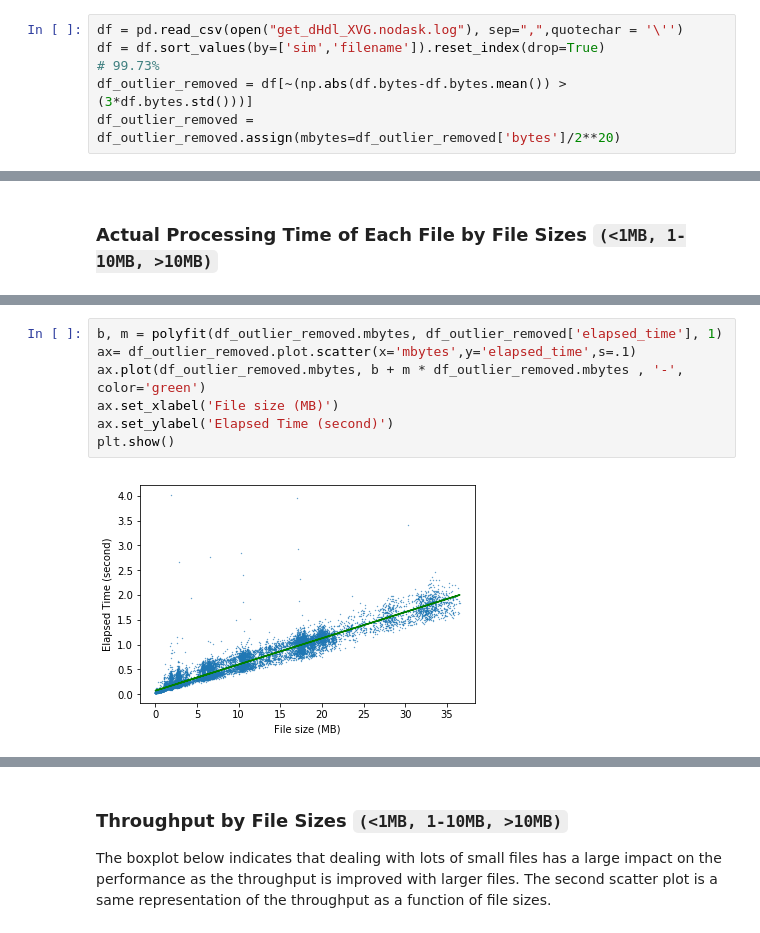
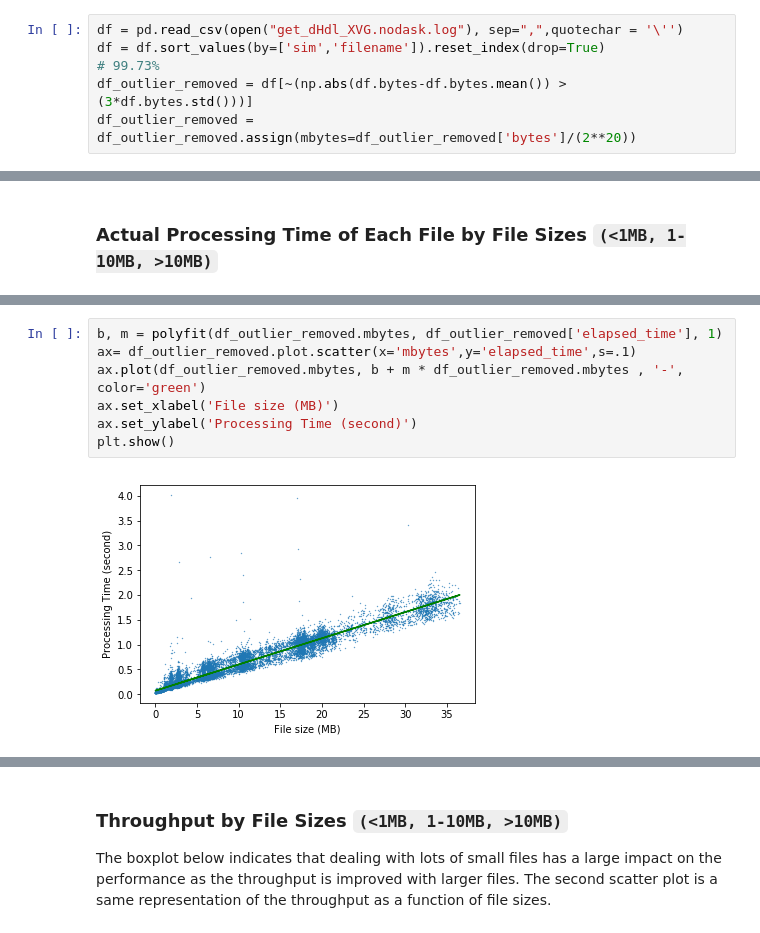
Before and after one commit to hpcanalytics/midas-alchemlyb, a Jupyter notebook: profiling.ipynb, the cells around one changed output, grey strips where cells are left out. Drawn from its saved outputs; the diff is of its cells as text.

```diff
--- a/profiling.ipynb
+++ b/profiling.ipynb
@@ -107,7 +107,7 @@ df = pd.read_csv(open("get_dHdl_XVG.nodask.log"), sep=",",quotechar = '\'')
 df = df.sort_values(by=['sim','filename']).reset_index(drop=True)
 # 99.73%
 df_outlier_removed = df[~(np.abs(df.bytes-df.bytes.mean()) > (3*df.bytes.std()))]
-df_outlier_removed = df_outlier_removed.assign(mbytes=df_outlier_removed['bytes']/2**20)
+df_outlier_removed = df_outlier_removed.assign(mbytes=df_outlier_removed['bytes']/(2**20))
 # %% [markdown]
 #### Histogram
 # %%
@@ -164,9 +164,9 @@ plt.show()
 # %%
 b, m = polyfit(df_outlier_removed.mbytes, df_outlier_removed['elapsed_time'], 1)
 ax= df_outlier_removed.plot.scatter(x='mbytes',y='elapsed_time',s=.1)
 ax.plot(df_outlier_removed.mbytes, b + m * df_outlier_removed.mbytes , '-', color='green')
 ax.set_xlabel('File size (MB)')
-ax.set_ylabel('Elapsed Time (second)')
+ax.set_ylabel('Processing Time (second)')
 plt.show()
 # %% [output]
-[figure, old version]
+[figure, new version]
```
Also changed, not shown: parts of 6 cells of this notebook, 1 other file.
